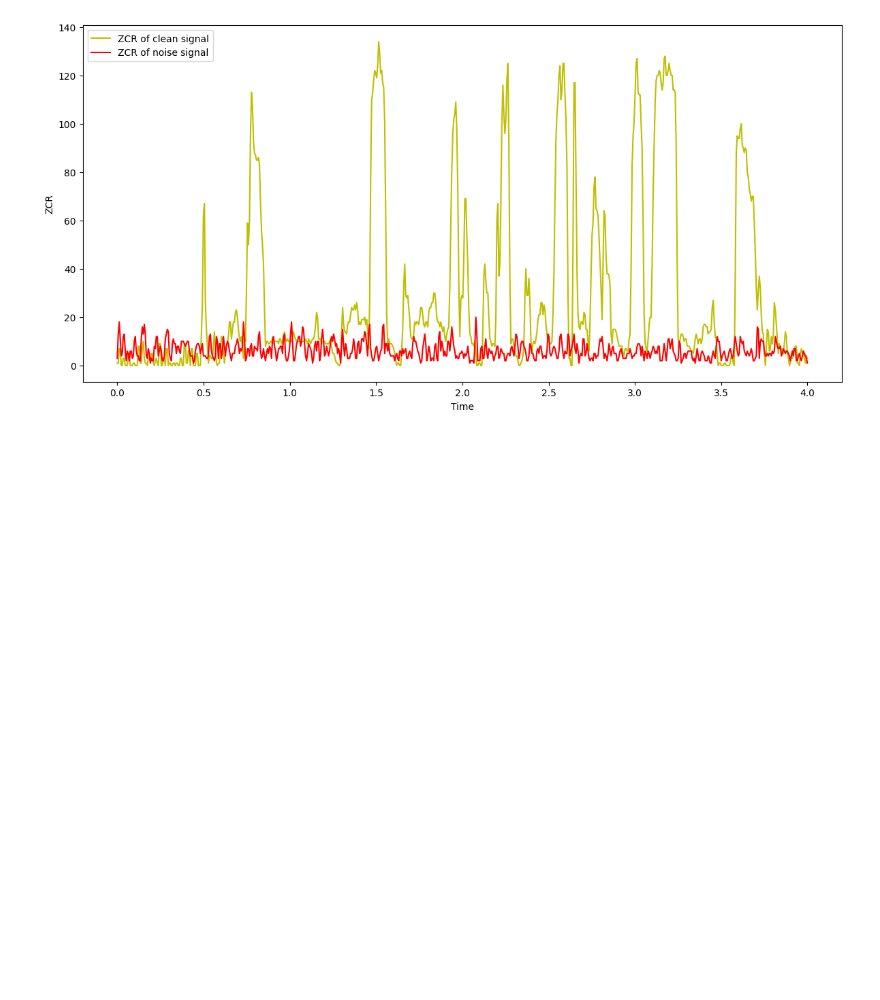
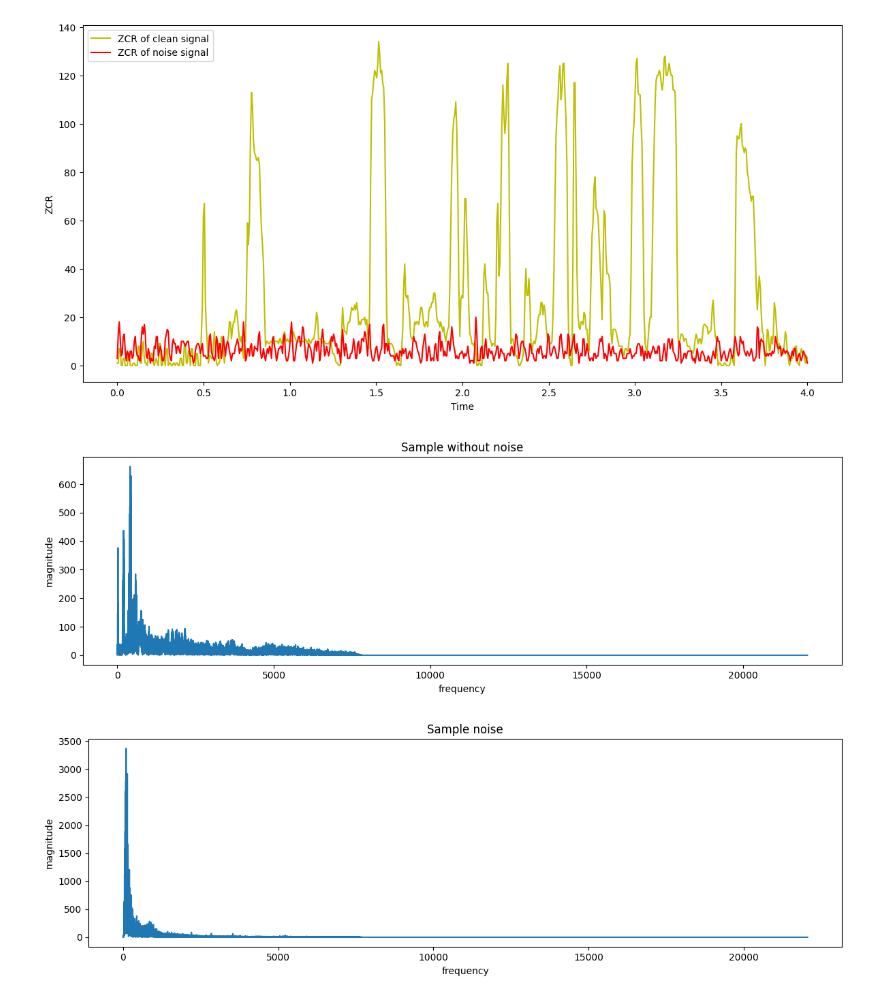
Before and after one commit to MahyarFardin/Deep-white-noise-elimination-using-recurrent-and-convolutional-generative-adversial-networks, a Jupyter notebook: dataset_overview.ipynb, the cells around one changed output. Saved outputs shown, nothing was run; the diff lists cells and outputs as text; code cells hidden in the pictures; blank space fills up the shorter version.

Commit message:
magnitude spectrum was added(FT)

```diff
--- a/dataset_overview.ipynb
+++ b/dataset_overview.ipynb
@@ -207,3 +209,31 @@ plt.tight_layout()
 plt.show()
 # %% [output]
 [figure]
+# %%
+# compute the fourier transform of both signals
+ft_signal_clean = np.fft.fft(signal_clean)
+ft_signal_noise = np.fft.fft(signal_noise)
+
+magnitude_spectrum_clean = np.abs(ft_signal_clean)
+magnitude_spectrum_noise = np.abs(ft_signal_noise)
+# %%
+# Plotting the magniude spectrum
+
+def plot_magnitude_spectrum(magnitude_spectrum, sr, title, frequency_ration = 1):
+  plt.figure(figsize = (12 , 4))
+
+  frequency = np.linspace(0, sr, len(magnitude_spectrum))
+  num_frequency_bins = int(len(frequency) * frequency_ration)
+  plt.plot(frequency[0:num_frequency_bins], magnitude_spectrum[0:num_frequency_bins])
+  plt.title(title)
+  plt.xlabel("frequency")
+  plt.ylabel("magnitude")
+
+  plt.tight_layout()
+  plt.show()
+# %%
+plot_magnitude_spectrum(magnitude_spectrum_clean, sr, "Sample without noise", 0.5)
+plot_magnitude_spectrum(magnitude_spectrum_noise, sr, "Sample noise", 0.5)
+# %% [output]
+[figure, added]
+[figure, added]
```
Also changed, not shown: parts of 5 cells of this notebook.
